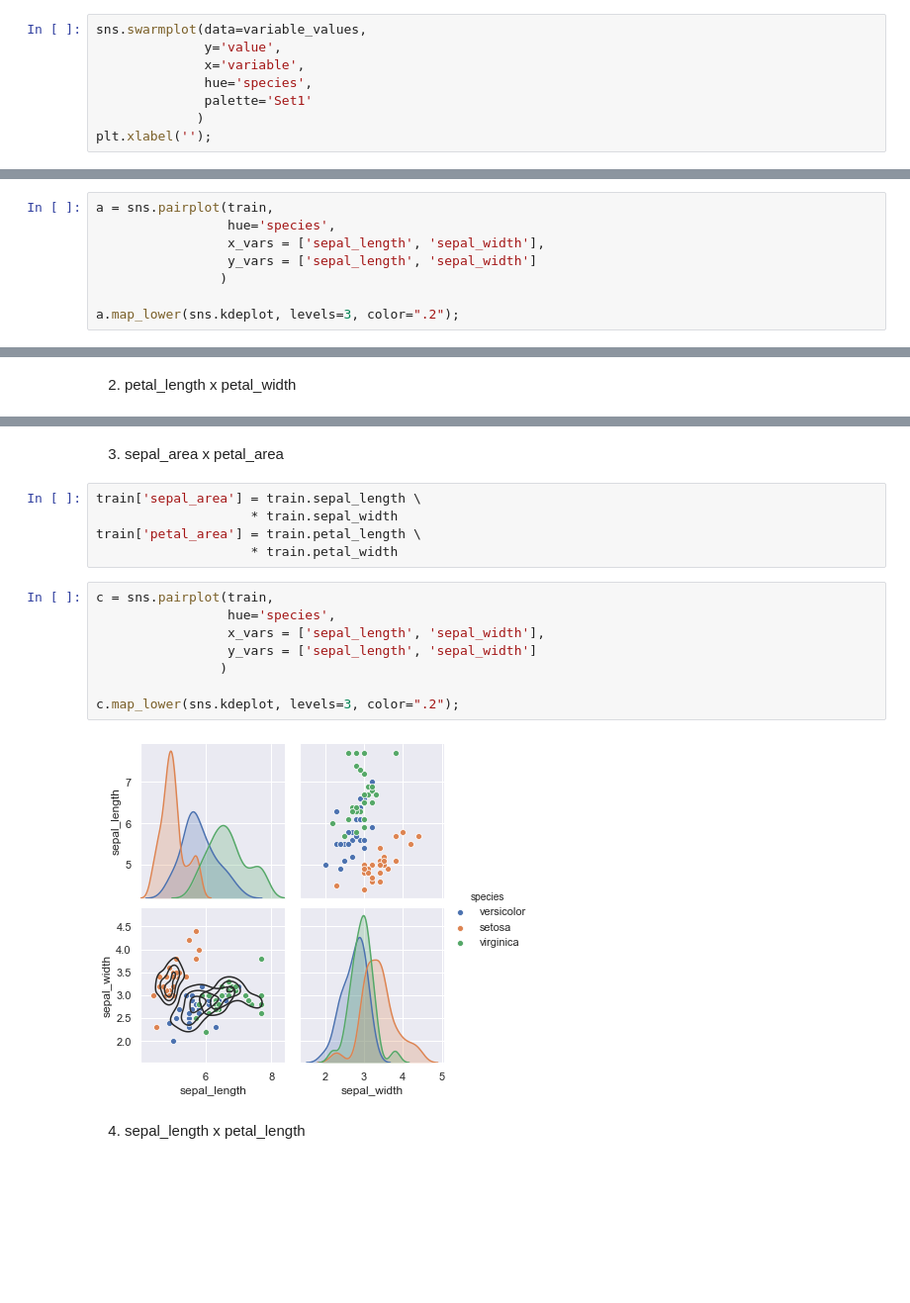
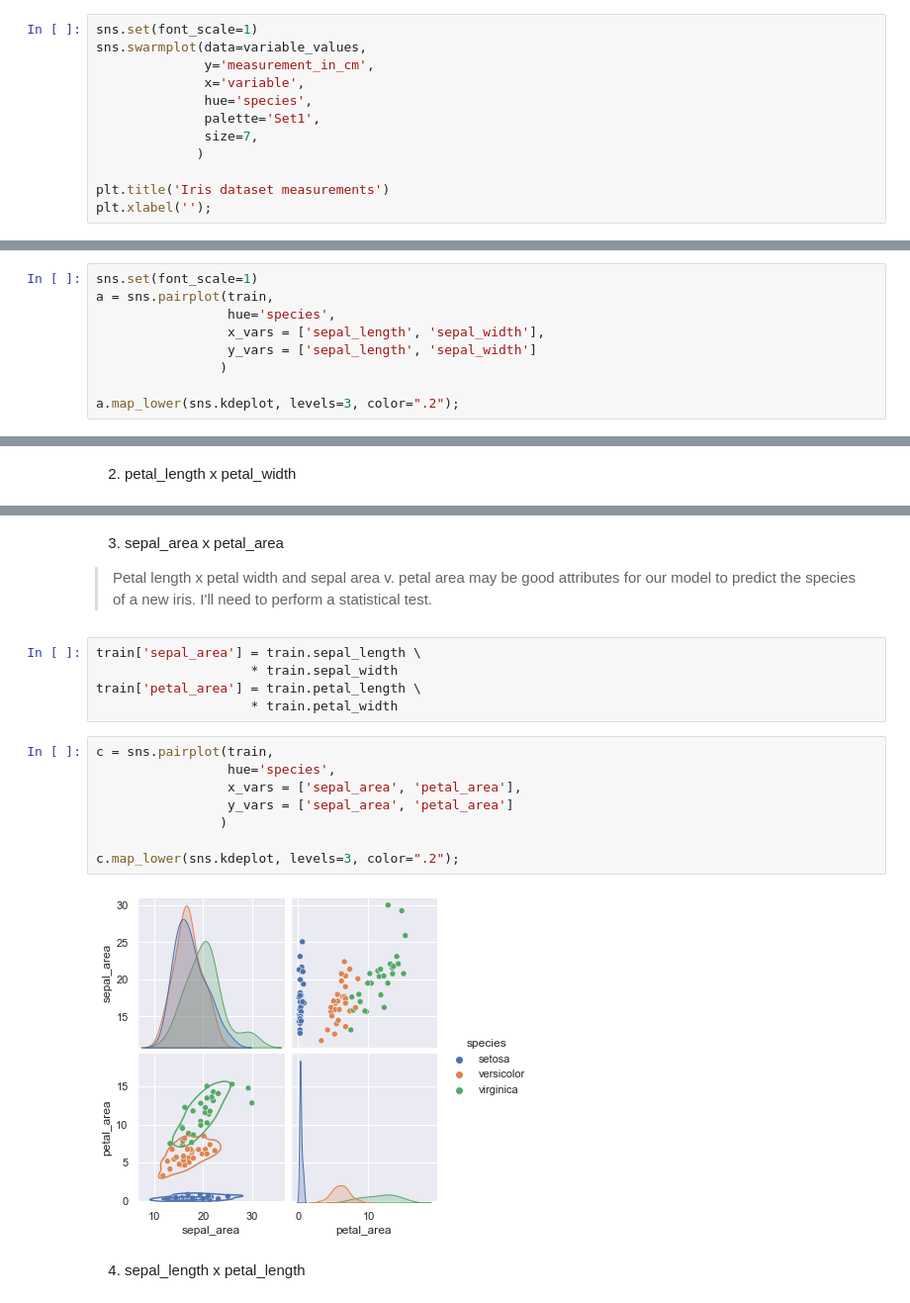
Before and after one commit to Promeos/classification-exercises, a Jupyter notebook: classification_exercises.ipynb, the cells around one changed output, grey strips where cells are left out. Shown at 99% size. Saved outputs shown, nothing was run; the diff lists cells and outputs as text; blank space fills up the shorter version.

```diff
--- a/classification_exercises.ipynb
+++ b/classification_exercises.ipynb
@@ -458,9 +480,13 @@ variable_values = measurements.melt(id_vars='species')
 # %%
+sns.set(font_scale=1)
 sns.swarmplot(data=variable_values,
-              y='value',
+              y='measurement_in_cm',
               x='variable',
               hue='species',
-              palette='Set1'
+              palette='Set1',
+              size=7,
              )
+
+plt.title('Iris dataset measurements')
 plt.xlabel('');
 # %% [output]
@@ -471,4 +499,5 @@ Create 4 subplots (2 rows x 2 columns) of scatterplots
 # %%
+sns.set(font_scale=1)
 a = sns.pairplot(train,
                  hue='species',
                  x_vars = ['sepal_length', 'sepal_width'],
@@ -494,5 +523,7 @@ b.map_lower(sns.kdeplot, levels=3, color=".2");
-# %% [markdown]
-3. sepal_area x petal_area
+# %% [markdown]
+3. sepal_area x petal_area
+
+> Petal length x petal width and sepal area v. petal area may be good attributes for our model to predict the species of a new iris. I'll need to perform a statistical test.
 # %%
 train['sepal_area'] = train.sepal_length \
                     * train.sepal_width
@@ -501,13 +532,13 @@ train['petal_area'] = train.petal_length \
 # %%
 c = sns.pairplot(train,
                  hue='species',
-                 x_vars = ['sepal_length', 'sepal_width'],
-                 y_vars = ['sepal_length', 'sepal_width']
+                 x_vars = ['sepal_area', 'petal_area'],
+                 y_vars = ['sepal_area', 'petal_area']
                 )
 
 c.map_lower(sns.kdeplot, levels=3, color=".2");
 # %% [output]
-[figure, old version]
+[figure, new version]
 # %% [markdown]
 4. sepal_length x petal_length
 # %%
```
Also changed, not shown: parts of 50 cells of this notebook.
